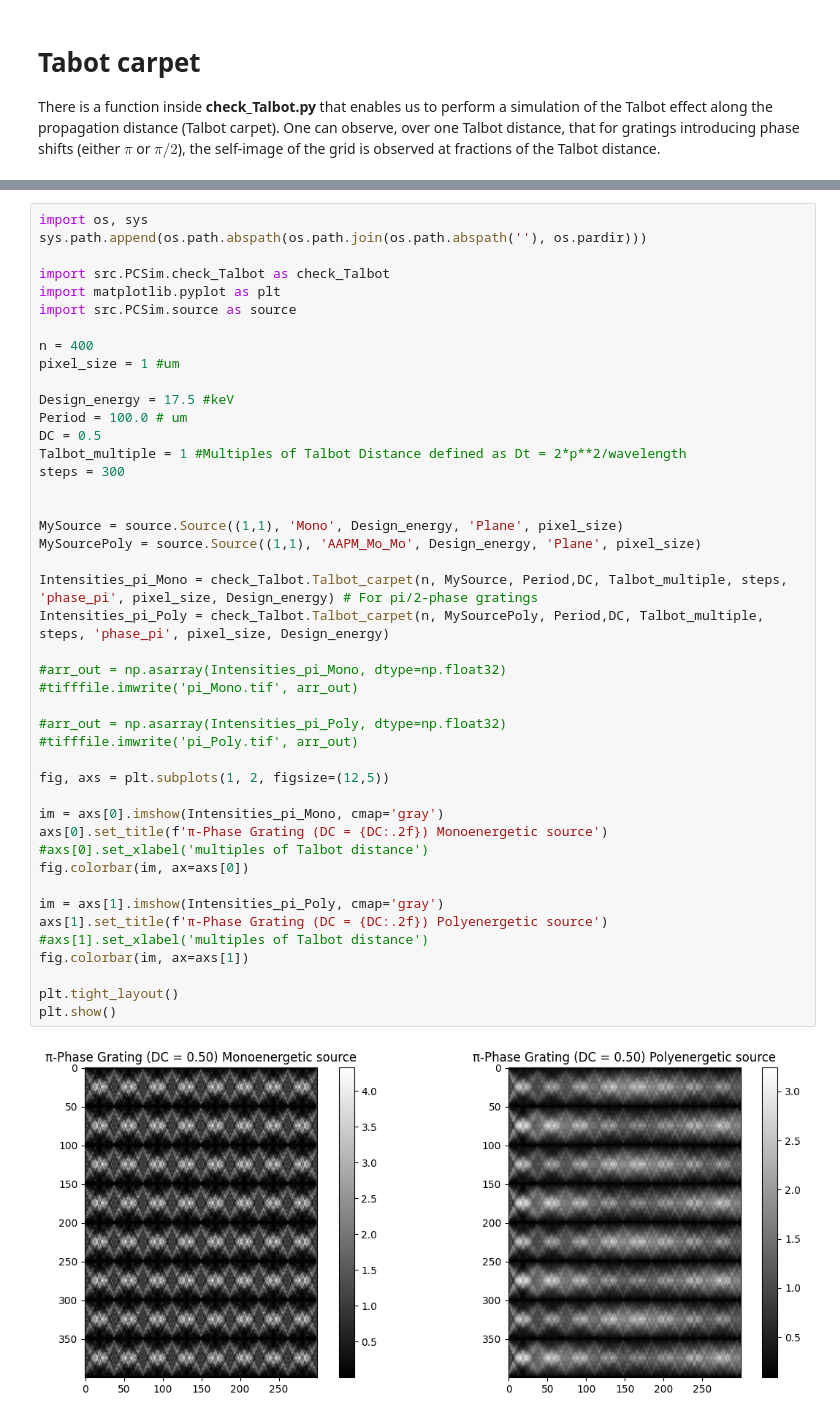
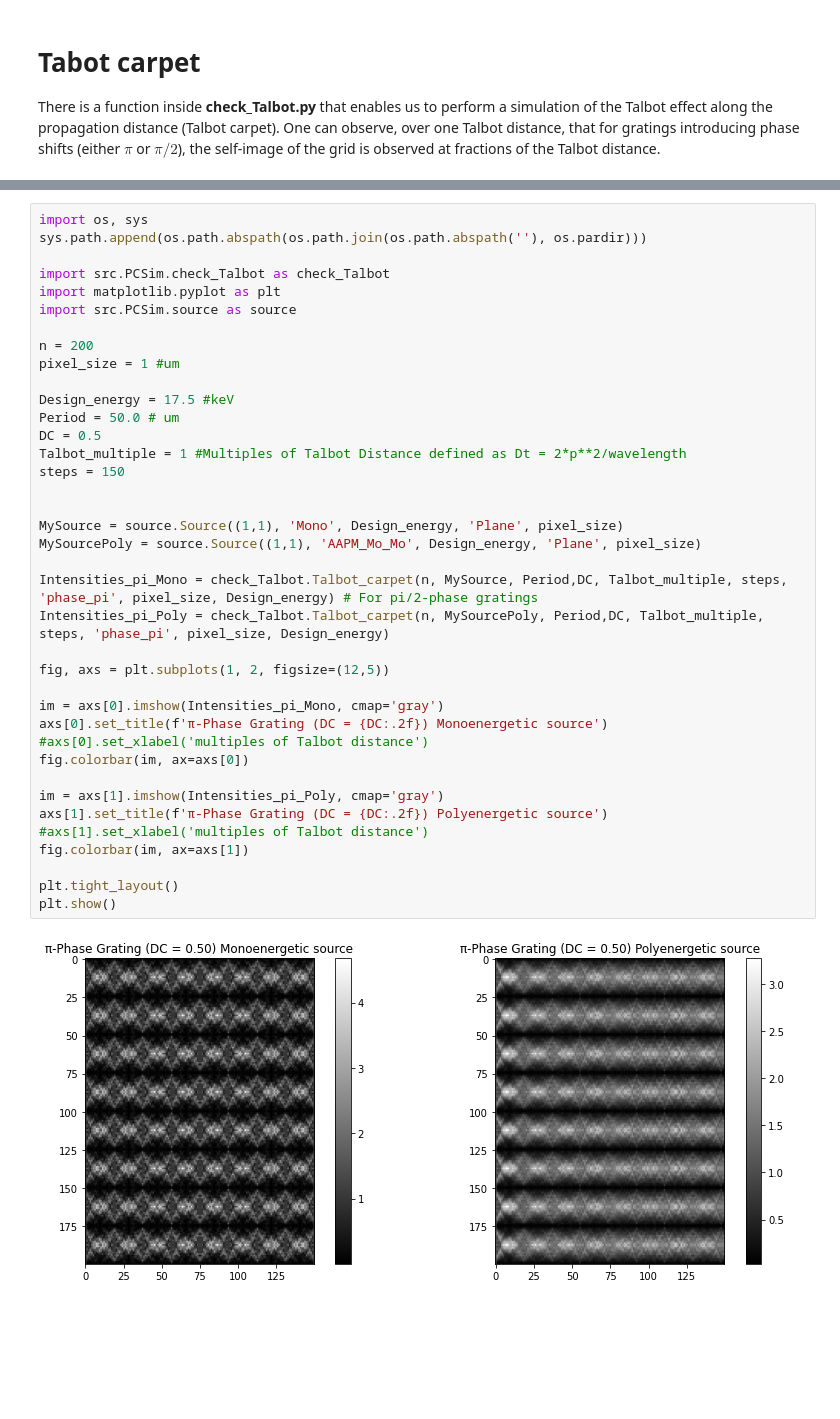
Before and after one commit to PREDICO-Project/XPCIpy, a Jupyter notebook: Notebooks/Talbot_effect.ipynb, the cells around one changed output, grey strips where cells are left out. Saved outputs shown, nothing was run; the diff lists cells and outputs as text; blank space fills up the shorter version.

```diff
--- a/Notebooks/Talbot_effect.ipynb
+++ b/Notebooks/Talbot_effect.ipynb
@@ -245,44 +239,38 @@ import src.PCSim.check_Talbot as check_Talbot
 import matplotlib.pyplot as plt
 import src.PCSim.source as source
 
-n = 400
+n = 200
 pixel_size = 1 #um
 
 Design_energy = 17.5 #keV
-Period = 100.0 # um
+Period = 50.0 # um
 DC = 0.5
 Talbot_multiple = 1 #Multiples of Talbot Distance defined as Dt = 2*p**2/wavelength
-steps = 300
+steps = 150
 
 
 MySource = source.Source((1,1), 'Mono', Design_energy, 'Plane', pixel_size)
 MySourcePoly = source.Source((1,1), 'AAPM_Mo_Mo', Design_energy, 'Plane', pixel_size)
 
 Intensities_pi_Mono = check_Talbot.Talbot_carpet(n, MySource, Period,DC, Talbot_multiple, steps, 'phase_pi', pixel_size, Design_energy) # For pi/2-phase gratings
 Intensities_pi_Poly = check_Talbot.Talbot_carpet(n, MySourcePoly, Period,DC, Talbot_multiple, steps, 'phase_pi', pixel_size, Design_energy)
-
-#arr_out = np.asarray(Intensities_pi_Mono, dtype=np.float32)
-#tifffile.imwrite('pi_Mono.tif', arr_out)
-
-#arr_out = np.asarray(Intensities_pi_Poly, dtype=np.float32)
-#tifffile.imwrite('pi_Poly.tif', arr_out)
 
 fig, axs = plt.subplots(1, 2, figsize=(12,5))
 
 im = axs[0].imshow(Intensities_pi_Mono, cmap='gray')
 axs[0].set_title(f'π-Phase Grating (DC = {DC:.2f}) Monoenergetic source')
 #axs[0].set_xlabel('multiples of Talbot distance')
 fig.colorbar(im, ax=axs[0])
 
 im = axs[1].imshow(Intensities_pi_Poly, cmap='gray')
 axs[1].set_title(f'π-Phase Grating (DC = {DC:.2f}) Polyenergetic source')
 #axs[1].set_xlabel('multiples of Talbot distance')
 fig.colorbar(im, ax=axs[1])
 
 plt.tight_layout()
 plt.show()
 # %% [output]
-[figure, old version]
+[figure, new version]
 # %%
 import os, sys
 sys.path.append(os.path.abspath(os.path.join(os.path.abspath(''), os.pardir)))
```
Also changed, not shown: parts of 4 cells of this notebook, 27 other files.
